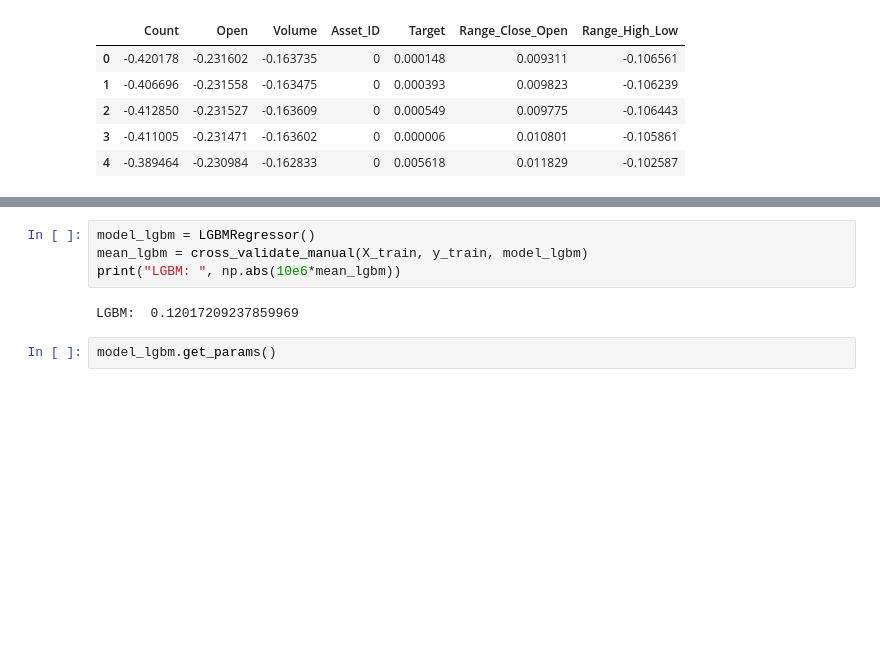
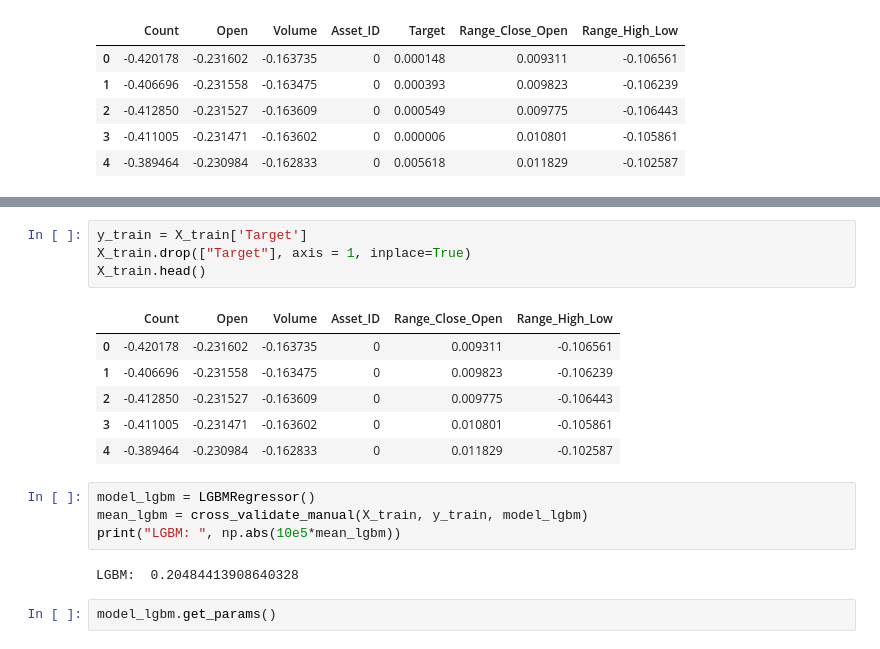
Before and after one commit to kashvi05/CSE523-Machine-Learning-2022-CryptoPolice, a Jupyter notebook: Code/Optuna.ipynb, the cells around one changed output, grey strips where cells are left out. Cells and saved outputs as stored; diff of their text form; blank space fills up the shorter version.

```diff
--- a/Code/Optuna.ipynb
+++ b/Code/Optuna.ipynb
@@ -47,9 +53,20 @@ def cross_validate_manual(X, y, model):
+# %%
+y_train = X_train['Target']
+X_train.drop(["Target"], axis = 1, inplace=True)
+X_train.head()
+# %% [output]
+|  | Count | Open | Volume | Asset_ID | Range_Close_Open | Range_High_Low |
+| 0 | -0.420178 | -0.231602 | -0.163735 | 0 | 0.009311 | -0.106561 |
+| 1 | -0.406696 | -0.231558 | -0.163475 | 0 | 0.009823 | -0.106239 |
+| 2 | -0.412850 | -0.231527 | -0.163609 | 0 | 0.009775 | -0.106443 |
+| 3 | -0.411005 | -0.231471 | -0.163602 | 0 | 0.010801 | -0.105861 |
+| 4 | -0.389464 | -0.230984 | -0.162833 | 0 | 0.011829 | -0.102587 |
 # %%
 model_lgbm = LGBMRegressor()
 mean_lgbm = cross_validate_manual(X_train, y_train, model_lgbm)
-print("LGBM: ", np.abs(10e6*mean_lgbm))
+print("LGBM: ", np.abs(10e5*mean_lgbm))
 # %% [output]
-LGBM:  0.12017209237859969
+LGBM:  0.20484413908640328
 # %%
 model_lgbm.get_params()
 # %% [output]
```
Also changed, not shown: parts of 15 cells of this notebook, 1 other file.
